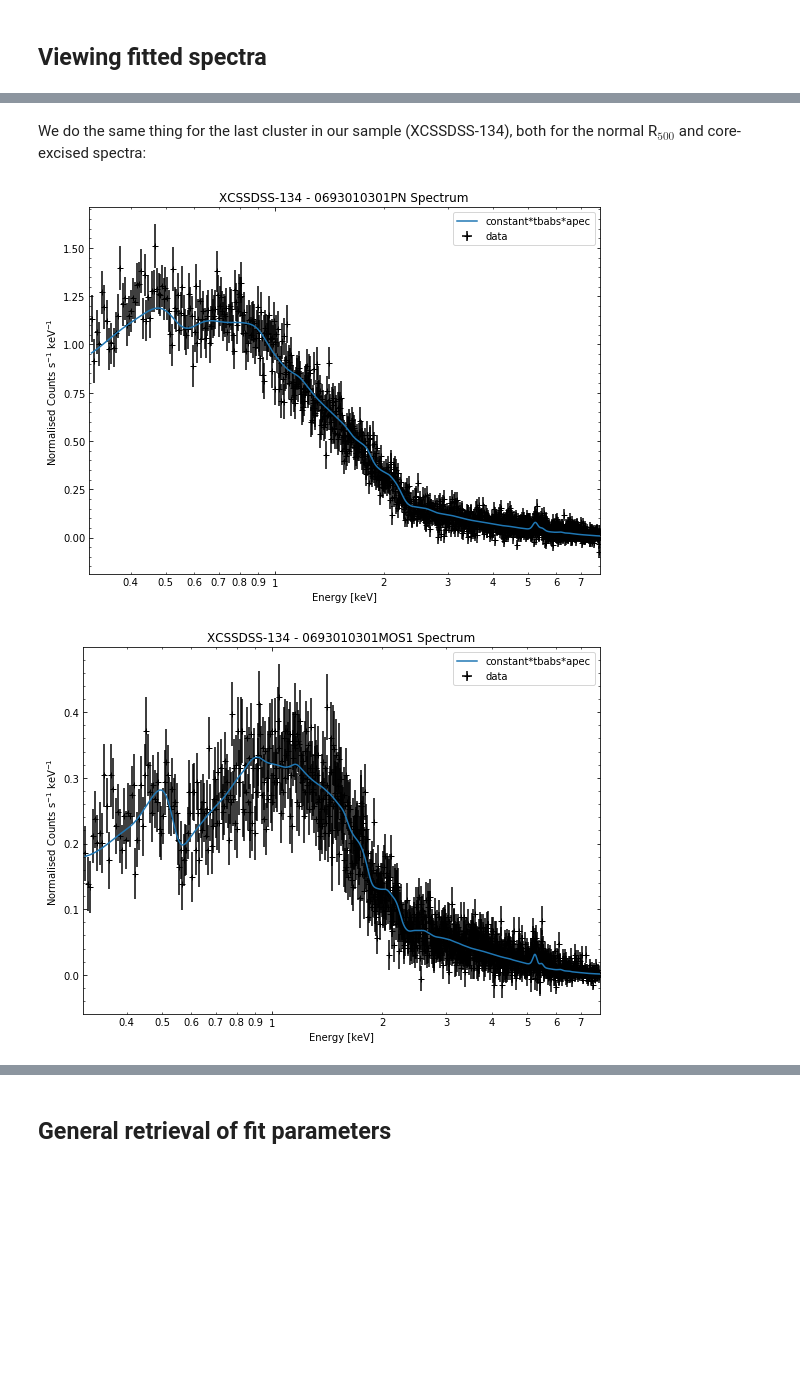
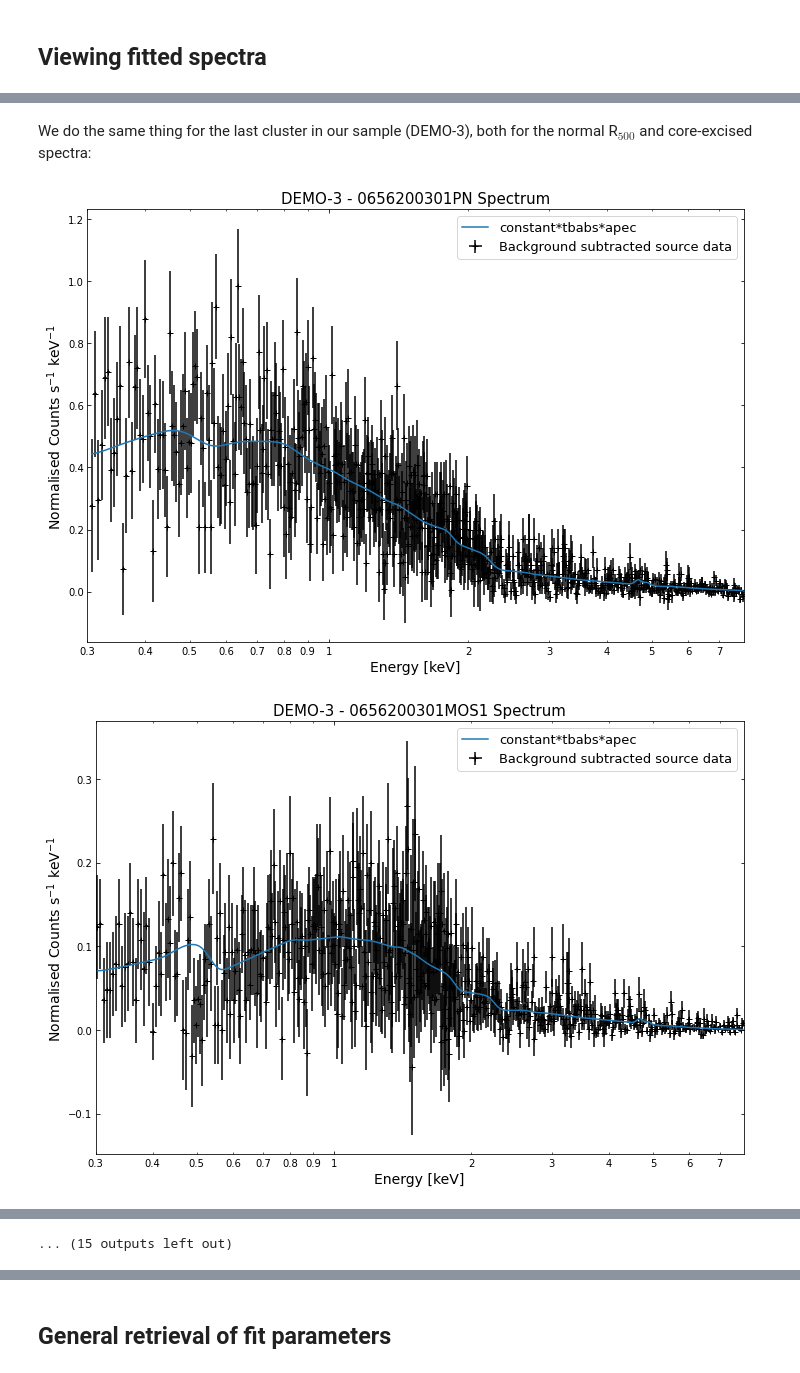
Before and after one commit to DavidT3/XGA, a Jupyter notebook: docs/source/notebooks/tutorials/spectroscopy.ipynb, the cells around one changed output, grey strips where cells are left out. Saved outputs shown, nothing was run; the diff lists cells and outputs as text; code cells hidden in the pictures; blank space fills up the shorter version.

```diff
--- a/docs/source/notebooks/tutorials/spectroscopy.ipynb
+++ b/docs/source/notebooks/tutorials/spectroscopy.ipynb
@@ -20,19 +27,22 @@ Again I've chosen four clusters from the XCS-SDSS sample:
 # %%
 # Setting up the column names and numpy array that go into the Pandas dataframe
-column_names = ['name', 'ra', 'dec', 'z', 'r500', 'r200', 'richness', 'richness_err']
-cluster_data = np.array([['XCSSDSS-124', 0.80057775, -6.0918182, 0.251, 1220.11, 1777.06, 109.55, 4.49],
-                         ['XCSSDSS-2789', 0.95553986, 2.068019, 0.11, 1039.14, 1519.79, 38.90, 2.83],
-                         ['XCSSDSS-290', 2.7226392, 29.161021, 0.338, 935.58, 1359.37, 105.10, 5.99],
-                         ['XCSSDSS-134', 4.9083898, 3.6098177, 0.273, 1157.04, 1684.15, 108.60, 4.79]])
+column_names = ['name', 'ra', 'dec', 'z', 'r500', 'richness', 'richness_err']
+cluster_data = np.array([['DEMO-1', 40.912, -48.561, 0.495, 2.539, 138.504, 4.243],
+                         ['DEMO-2', 41.353, -53.029, 0.300, 4.720, 150.571, 4.141],
+                         ['DEMO-3', 43.565, -58.953, 0.428, 3.292, 221.674, 5.713]])
 
-# Possibly I'm overcomplicating this by making it into a dataframe, but it is an excellent data structure,
-#  and one that is very commonly used in my own analyses.
 sample_df = pd.DataFrame(data=cluster_data, columns=column_names)
-sample_df[['ra', 'dec', 'z', 'r500', 'r200', 'richness', 'richness_err']] = \
-    sample_df[['ra', 'dec', 'z', 'r500', 'r200', 'richness', 'richness_err']].astype(float)
+sample_df[['ra', 'dec', 'z', 'r500', 'richness', 'richness_err']] = \
+    sample_df[['ra', 'dec', 'z', 'r500', 'richness', 'richness_err']].astype(float)
 
-# Defining the sample of four XCS-SDSS galaxy clusters
+# Defining the sample of four DES galaxy clusters
 demo_smp = ClusterSample(sample_df["ra"].values, sample_df["dec"].values, sample_df["z"].values,
-                         sample_df["name"].values, r200=Quantity(sample_df["r200"].values, "kpc"),
-                         r500=Quantity(sample_df["r500"].values, 'kpc'), richness=sample_df['richness'].values,
-                         richness_err=sample_df['richness_err'].values)
+                         sample_df["name"].values,
+                         r500=Quantity(sample_df["r500"].values, 'arcmin'),
+                         richness=sample_df['richness'].values,
+                         richness_err=sample_df['richness_err'].values,
+                         search_distance={'erosita': Quantity(2, 'deg')})
+
+# Here a point source object for a quasar at z~0.8 is defined
+demo_src = PointSource(176.1958, -43.1497, 0.83, name='J114447.77-430859.3',
+                       search_distance={'erosita': Quantity(2, 'deg')})
@@ -41,5 +67,3 @@ Here I'm defining a point source object for a quasar at z~0.9, this object has n
-# %%
-demo_src = PointSource(182.2416, 45.67667, 0.9254, name='PG1206+459')
 # %% [markdown]
 ## Generating spectra for our sources
 # %% [markdown]
@@ -56,0 +83,6 @@ demo_smp = evselect_spectrum(demo_smp, 'r500')
+# %%
+# For the quasar, we want to use the point region type
+demo_src = srctool_spectrum(demo_src, 'point')
+
+# Whereas for the sample of clusters we use the R500 regions
+demo_smp = srctool_spectrum(demo_smp, 'r500')
@@ -119,14 +177,14 @@ for sp in demo_src.get_spectra('point'):
 # %% [markdown]
-We do the same thing for the last cluster in our sample (XCSSDSS-134), both for the normal R$_{500}$ and core-excised spectra:
+We do the same thing for the last cluster in our sample (DEMO-3), both for the normal R$_{500}$ and core-excised spectra:
 # %%
 # Going through the R500 spectra
-for sp in demo_smp[3].get_spectra('r500'):
+for sp in demo_smp[2].get_spectra('r500'):
     sp.view()
 print('\n\n\n')
 
 # Going through the core-excised spectra
-for sp in demo_smp[3].get_spectra(demo_smp[3].r500, inner_radius=demo_smp[3].r500*0.15):
+for sp in demo_smp[2].get_spectra(demo_smp[2].r500, inner_radius=demo_smp[2].r500*0.15):
     sp.view()
 # %% [output]
-[figure, old version]
+[figure, new version]
-[figure, old version]
+[figure, new version]
@@ -136,0 +201 @@ for sp in demo_smp[3].get_spectra(demo_smp[3].r500, inner_radius=demo_smp[3].r50
+... (15 outputs left out)
```
Also changed, not shown: parts of 45 cells of this notebook.
